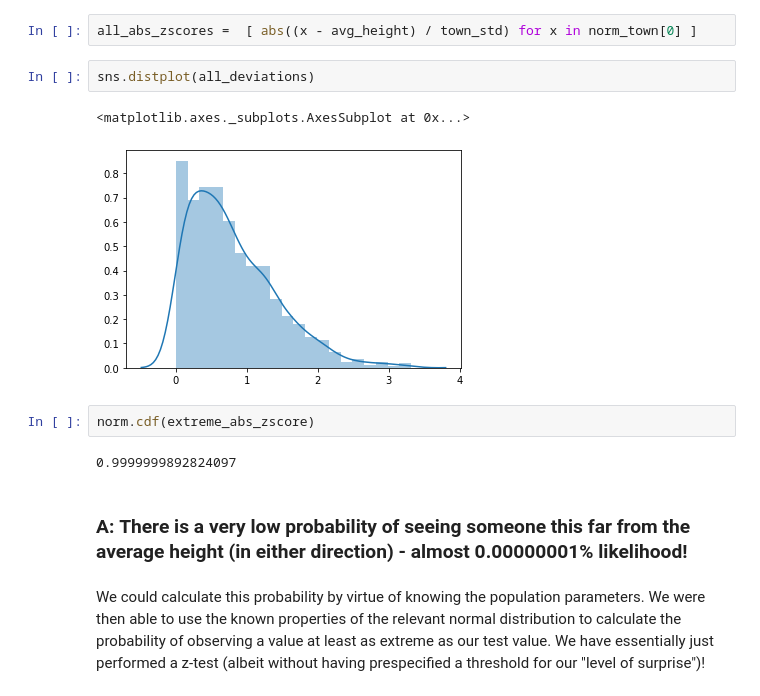
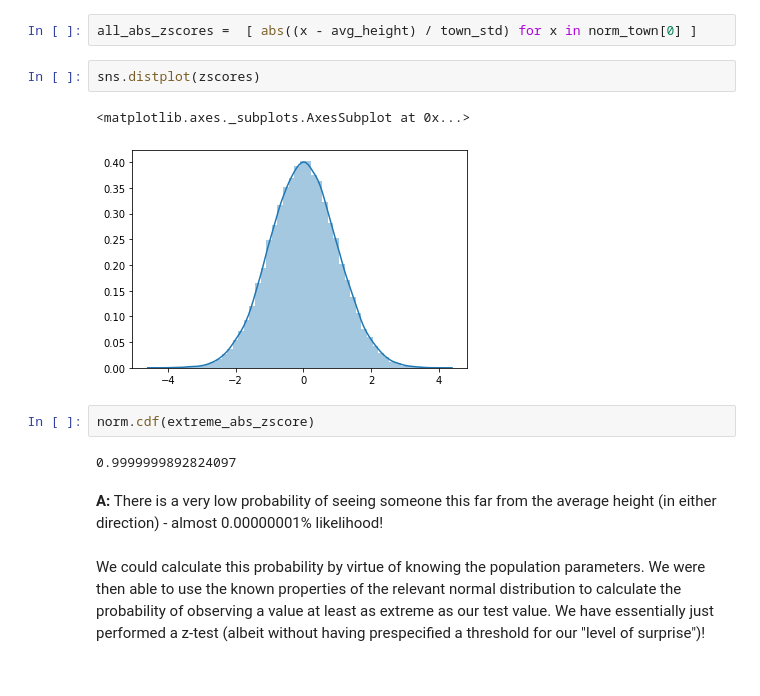
Before and after one commit to dudikbender/springboard, a Jupyter notebook: inferential_statistics_frequentist_mini-projects6.28.19/inferential_statistics_1a-Q6.25.ipynb, the cells around one changed output. Cells and saved outputs as stored; diff of their text form.

```diff
--- a/inferential_statistics_frequentist_mini-projects6.28.19/inferential_statistics_1a-Q6.25.ipynb
+++ b/inferential_statistics_frequentist_mini-projects6.28.19/inferential_statistics_1a-Q6.25.ipynb
@@ -454,16 +423,16 @@ Next, we will calculate deviations from the mean for all sample values
 # %%
 all_abs_zscores =  [ abs((x - avg_height) / town_std) for x in norm_town[0] ]
 # %%
-sns.distplot(all_deviations)
+sns.distplot(zscores)
 # %% [output]
 <matplotlib.axes._subplots.AxesSubplot at 0x...>
-[figure, old version]
+[figure, new version]
 # %%
 norm.cdf(extreme_abs_zscore)
 # %% [output]
 0.9999999892824097
 # %% [markdown]
-### __A:__ <b> There is a very low probability of seeing someone this far from the average height (in either direction) - almost 0.00000001% likelihood! </b>
+__A:__ There is a very low probability of seeing someone this far from the average height (in either direction) - almost 0.00000001% likelihood!
 # %% [markdown]
 We could calculate this probability by virtue of knowing the population parameters. We were then able to use the known properties of the relevant normal distribution to calculate the probability of observing a value at least as extreme as our test value. We have essentially just performed a z-test (albeit without having prespecified a threshold for our "level of surprise")!
 # %% [markdown]
```
Also changed, not shown: parts of 12 cells of this notebook.
